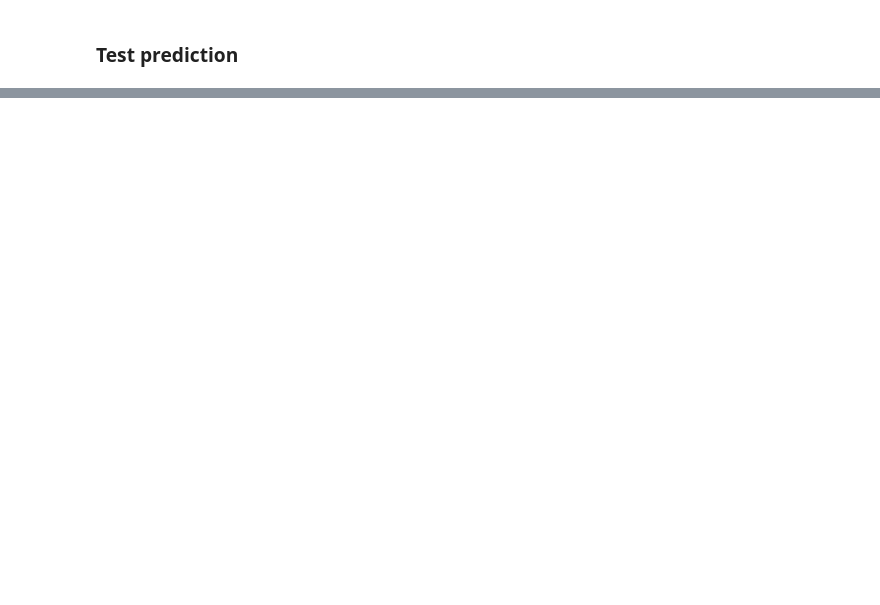
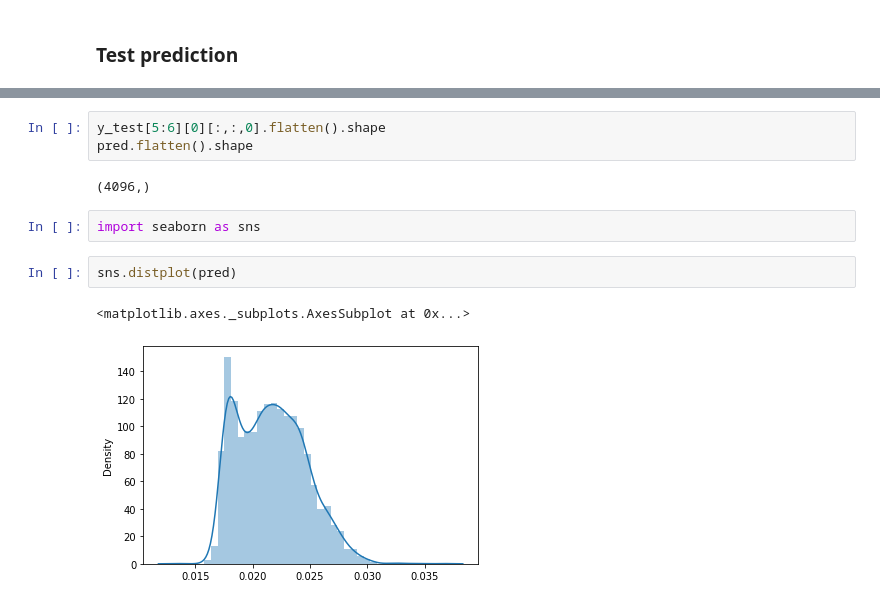
Before and after one commit to stianteien/M_DV_V2022, a Jupyter notebook: roofs_w_unet/roof_u-net.ipynb, the cells around one changed output, grey strips where cells are left out. Drawn from its saved outputs; the diff is of its cells as text; blank space fills up the shorter version.

```diff
--- a/roofs_w_unet/roof_u-net.ipynb
+++ b/roofs_w_unet/roof_u-net.ipynb
@@ -161,0 +198,12 @@ Text(0.5, 1.0, 'Predicted')
+# %%
+y_test[5:6][0][:,:,0].flatten().shape
+pred.flatten().shape
+# %% [output]
+(4096,)
+# %%
+import seaborn as sns
+# %%
+sns.distplot(pred)
+# %% [output]
+<matplotlib.axes._subplots.AxesSubplot at 0x...>
+[figure, added]
```
Also changed, not shown: parts of 8 cells of this notebook.
